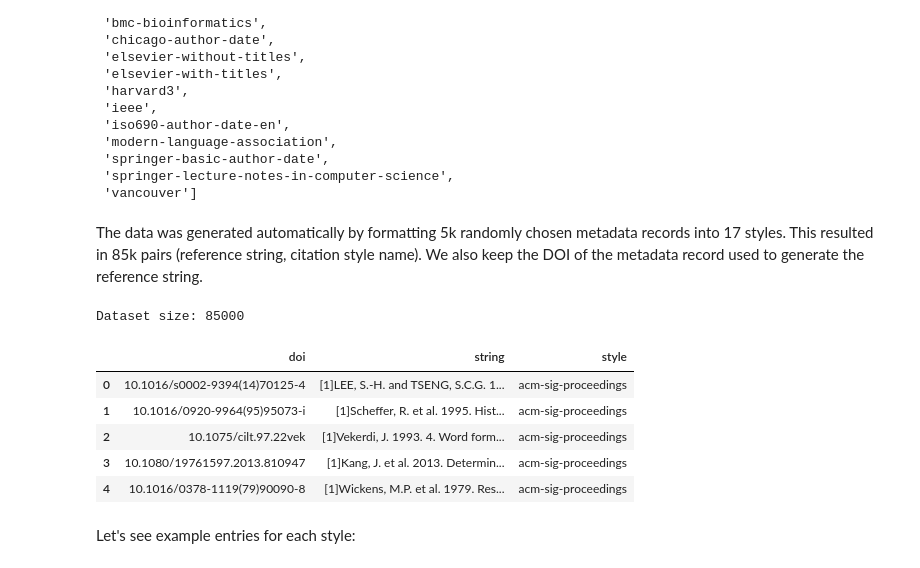
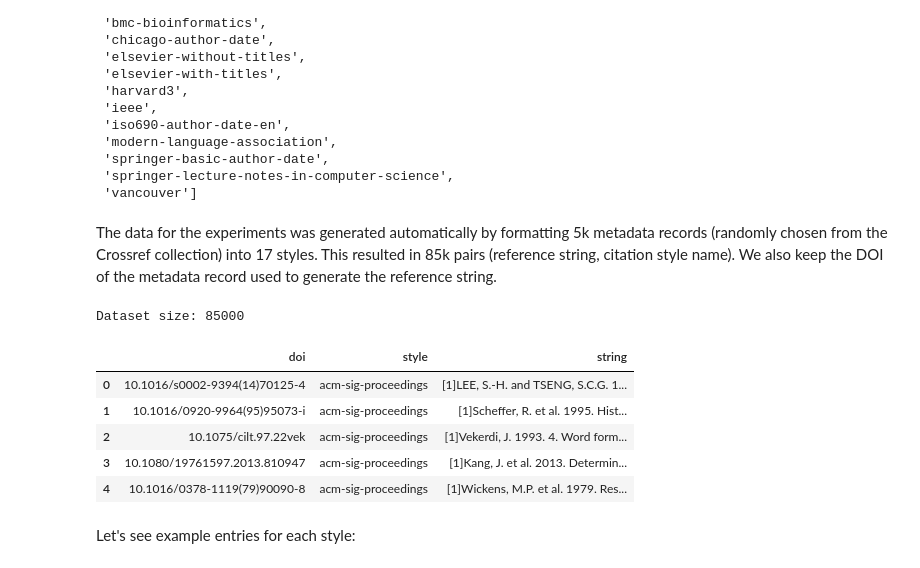
Before and after one commit to CrossRef/citation-style-classifier, a Jupyter notebook: analyses/citation_style_classification.ipynb, the cells around one changed output. Cells and saved outputs as stored; diff of their text form; code cells hidden in the pictures.

```diff
--- a/analyses/citation_style_classification.ipynb
+++ b/analyses/citation_style_classification.ipynb
@@ -60,19 +61,19 @@ STYLES
  'springer-lecture-notes-in-computer-science',
  'vancouver']
 # %% [markdown]
-The data was generated automatically by formatting 5k randomly chosen metadata records into 17 styles. This resulted in 85k pairs (reference string, citation style name). We also keep the DOI of the metadata record used to generate the reference string.
+The data for the experiments was generated automatically by formatting 5k metadata records (randomly chosen from the Crossref collection) into 17 styles. This resulted in 85k pairs (reference string, citation style name). We also keep the DOI of the metadata record used to generate the reference string.
 # %%
-dataset = read_ref_strings_data('../data/ref_strings/')
+dataset = read_ref_strings_data('../data/dataset/')
 print('Dataset size: {}'.format(dataset.shape[0]))
 dataset.head()
 # %% [output]
 Dataset size: 85000
-|  | doi | string | style |
-| 0 | 10.1016/s0002-9394(14)70125-4 | [1]LEE, S.-H. and TSENG, S.C.G. 1... | acm-sig-proceedings |
-| 1 | 10.1016/0920-9964(95)95073-i | [1]Scheffer, R. et al. 1995. Hist... | acm-sig-proceedings |
-| 2 | 10.1075/cilt.97.22vek | [1]Vekerdi, J. 1993. 4. Word form... | acm-sig-proceedings |
-| 3 | 10.1080/19761597.2013.810947 | [1]Kang, J. et al. 2013. Determin... | acm-sig-proceedings |
-| 4 | 10.1016/0378-1119(79)90090-8 | [1]Wickens, M.P. et al. 1979. Res... | acm-sig-proceedings |
+|  | doi | style | string |
+| 0 | 10.1016/s0002-9394(14)70125-4 | acm-sig-proceedings | [1]LEE, S.-H. and TSENG, S.C.G. 1... |
+| 1 | 10.1016/0920-9964(95)95073-i | acm-sig-proceedings | [1]Scheffer, R. et al. 1995. Hist... |
+| 2 | 10.1075/cilt.97.22vek | acm-sig-proceedings | [1]Vekerdi, J. 1993. 4. Word form... |
+| 3 | 10.1080/19761597.2013.810947 | acm-sig-proceedings | [1]Kang, J. et al. 2013. Determin... |
+| 4 | 10.1016/0378-1119(79)90090-8 | acm-sig-proceedings | [1]Wickens, M.P. et al. 1979. Res... |
 # %% [markdown]
 Let's see example entries for each style:
 # %%
```
Also changed, not shown: parts of 25 cells of this notebook, 1 other file.
